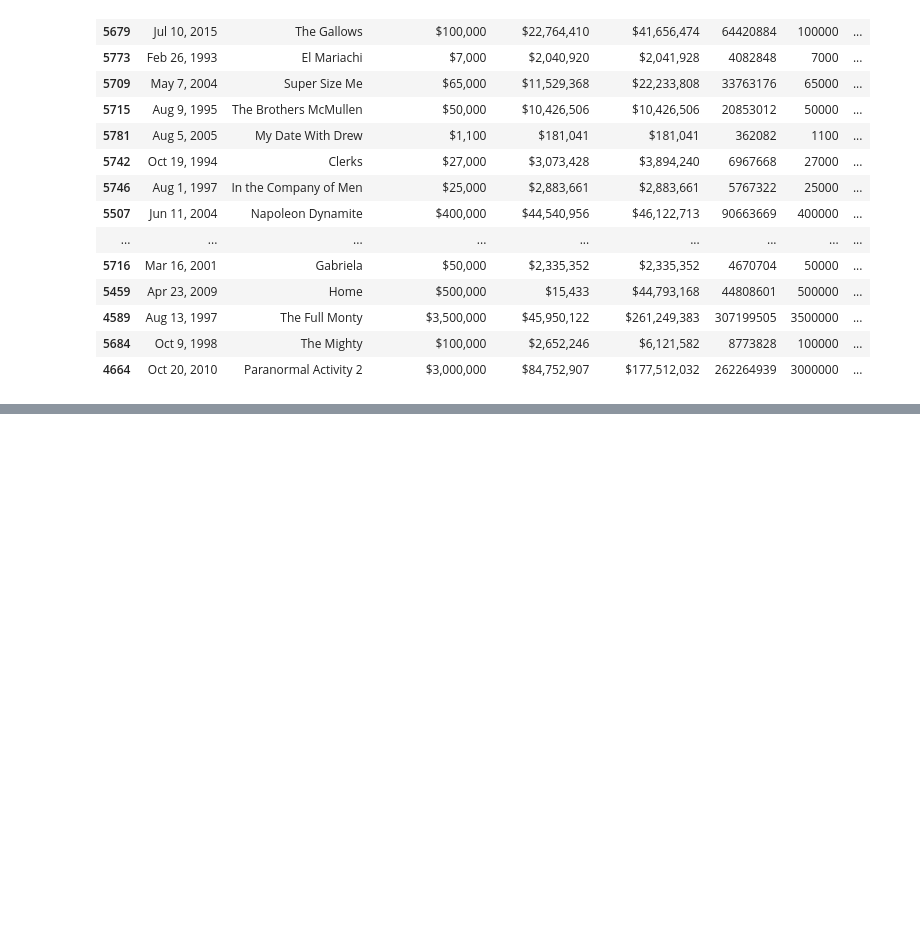
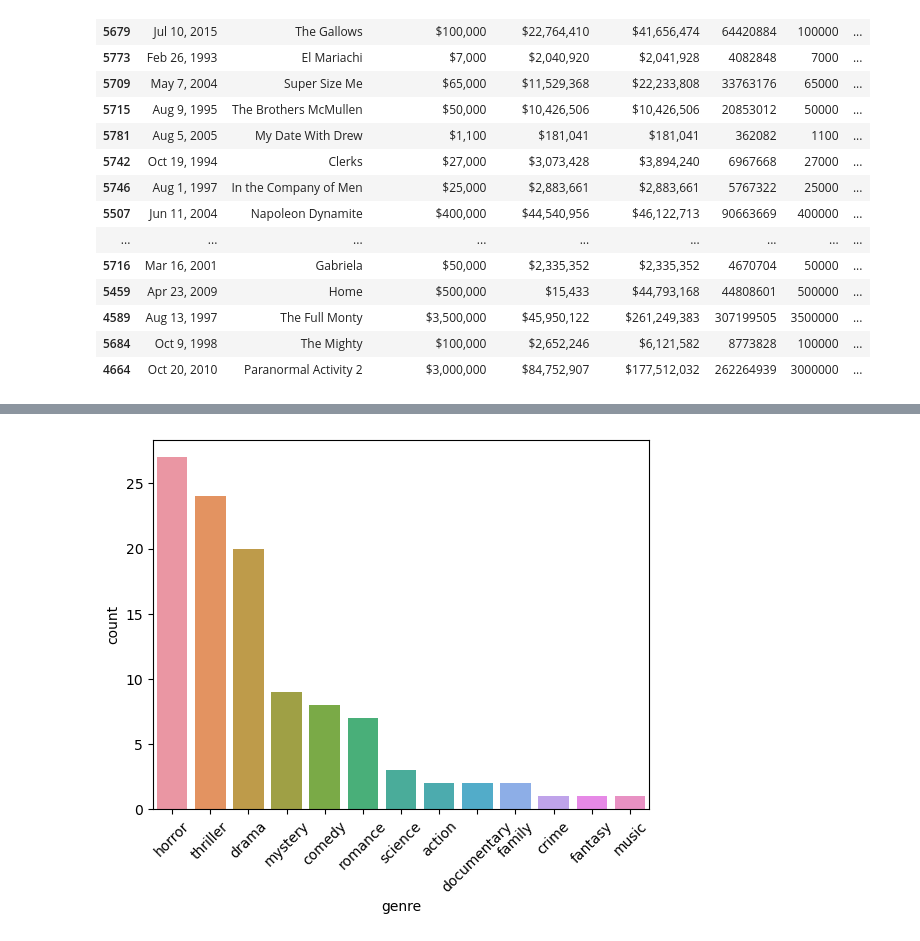
Before and after one commit to bkokin/semester_1_capstone, a Jupyter notebook: exploratory_work/hanwen_exploratory.ipynb, the cells around one changed output, grey strips where cells are left out. Drawn from its saved outputs; the diff is of its cells as text; code cells hidden in the pictures; blank space fills up the shorter version.

Commit message:
Plot highest return on budget films by genre

```diff
--- a/exploratory_work/hanwen_exploratory.ipynb
+++ b/exploratory_work/hanwen_exploratory.ipynb
@@ -287,0 +323,6 @@ last_30.iloc[:30]
+# %%
+genres_df['release_date'] = pd.to_datetime(genres_df.release_date)
+# %%
+genres_df['title'] = genres_df.title.str.lower()
+# %%
+budget_genre = last_30.merge(genres_df, left_on=['movie', 'release_date'], right_on=['title', 'release_date'], how='inner').drop_duplicates()
@@ -287,0 +349,4 @@ last_30.iloc[:30]
+# %%
+genre_split = budget_genre.iloc[:50].genre.str.split(',').explode('genre').value_counts()
+genre_split_df = genre_split.reset_index()
+genre_split_df.columns = ['genre', 'count']
@@ -287,0 +357,6 @@ last_30.iloc[:30]
+# %%
+sns.barplot(data=genre_split_df, x='genre', y='count')
+plt.xticks(rotation=45)
+None
+# %% [output]
+[figure, added]
```
Also changed, not shown: parts of 13 cells of this notebook.
